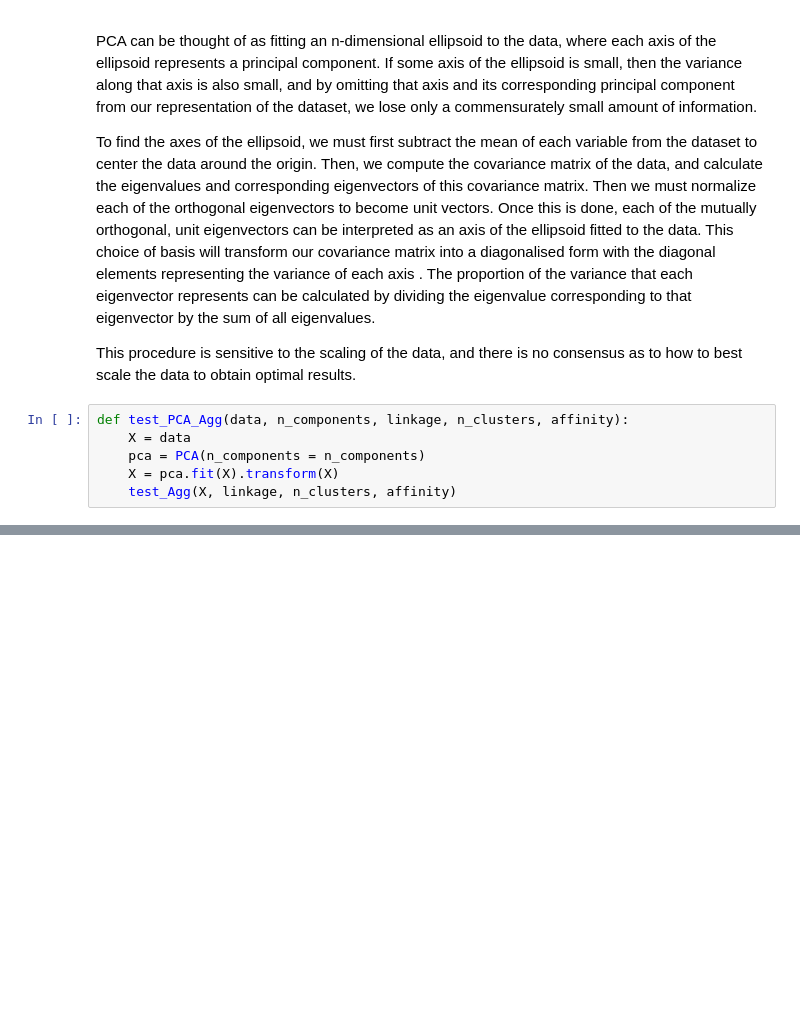
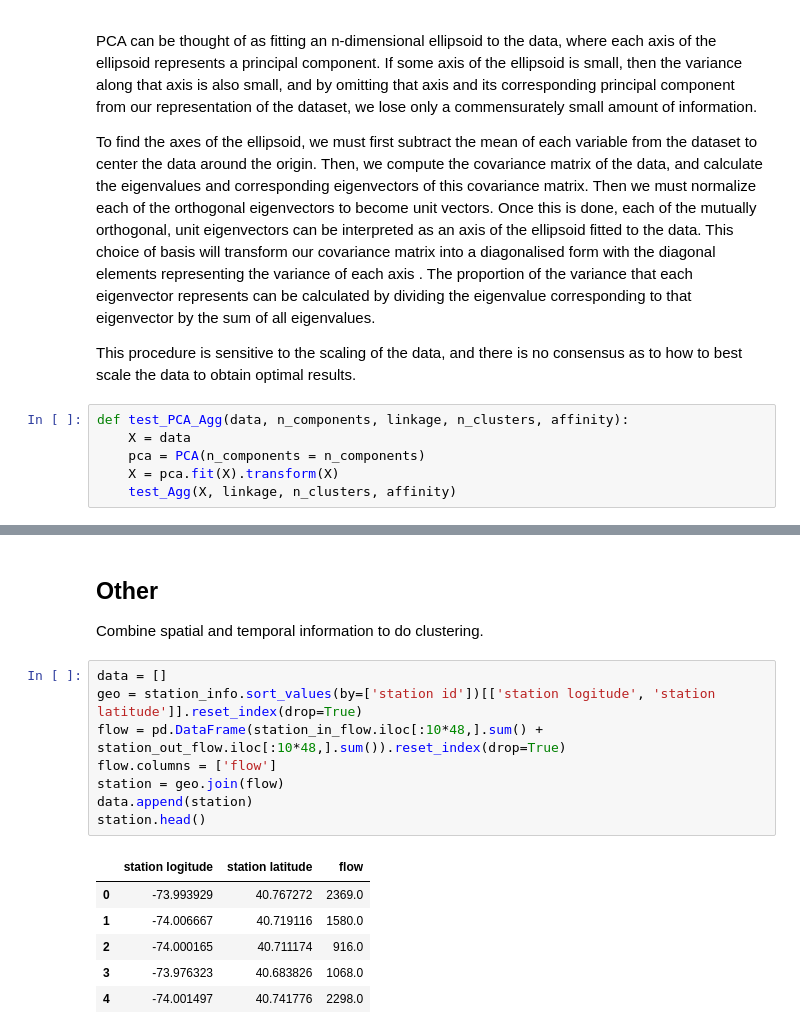
Before and after one commit to ss8651twtw/Data-Mining, a Jupyter notebook: hw2/Group3 hw2 0416077.ipynb, the cells around one changed output, grey strips where cells are left out. Saved outputs shown, nothing was run; the diff lists cells and outputs as text; blank space fills up the shorter version.

```diff
--- a/hw2/Group3 hw2 0416077.ipynb
+++ b/hw2/Group3 hw2 0416077.ipynb
@@ -403,0 +415,19 @@ time : 0.002219s
+# %% [markdown]
+## Other
+
+Combine spatial and temporal information to do clustering.
+# %%
+data = []
+geo = station_info.sort_values(by=['station id'])[['station logitude', 'station latitude']].reset_index(drop=True)
+flow = pd.DataFrame(station_in_flow.iloc[:10*48,].sum() + station_out_flow.iloc[:10*48,].sum()).reset_index(drop=True)
+flow.columns = ['flow']
+station = geo.join(flow)
+data.append(station)
+station.head()
+# %% [output]
+|  | station logitude | station latitude | flow |
+| 0 | -73.993929 | 40.767272 | 2369.0 |
+| 1 | -74.006667 | 40.719116 | 1580.0 |
+| 2 | -74.000165 | 40.711174 | 916.0 |
+| 3 | -73.976323 | 40.683826 | 1068.0 |
+| 4 | -74.001497 | 40.741776 | 2298.0 |
```
Also changed, not shown: parts of 20 cells of this notebook, 1 other file.
